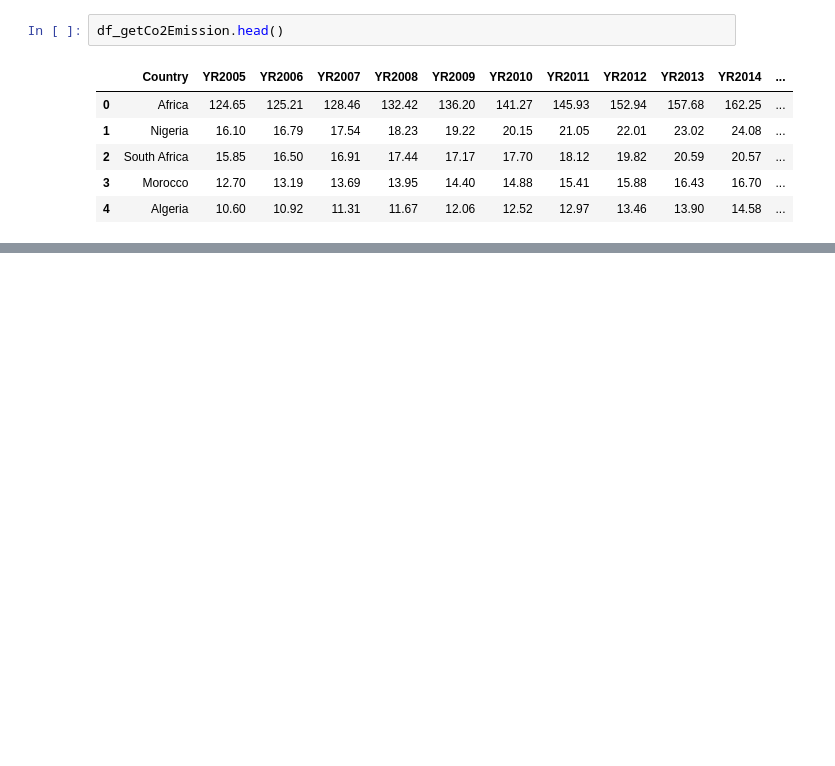
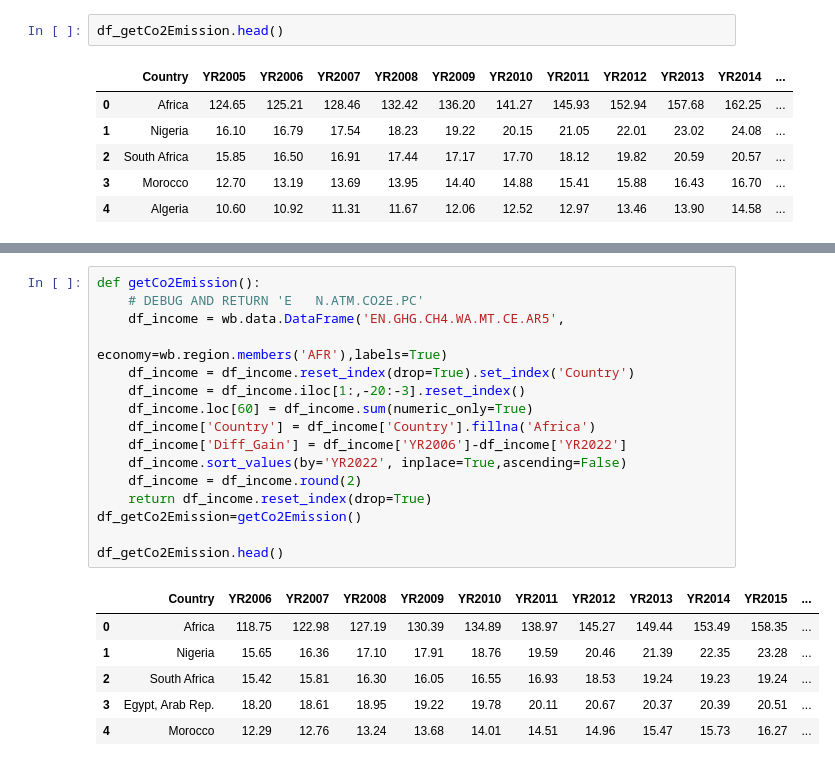
Before and after one commit to gyleodhis/rabetafrica, a Jupyter notebook: WORLD BANK.ipynb, the cells around one changed output, grey strips where cells are left out. Saved outputs shown, nothing was run; the diff lists cells and outputs as text; blank space fills up the shorter version.

```diff
--- a/WORLD BANK.ipynb
+++ b/WORLD BANK.ipynb
@@ -264,0 +265,23 @@ df_PctForestArea.head()
+# %%
+def getCo2Emission():
+    # DEBUG AND RETURN 'E   N.ATM.CO2E.PC'
+    df_income = wb.data.DataFrame('EN.GHG.CH4.WA.MT.CE.AR5',
+                                    economy=wb.region.members('AFR'),labels=True)
+    df_income = df_income.reset_index(drop=True).set_index('Country')
+    df_income = df_income.iloc[1:,-20:-3].reset_index()
+    df_income.loc[60] = df_income.sum(numeric_only=True)
+    df_income['Country'] = df_income['Country'].fillna('Africa')
+    df_income['Diff_Gain'] = df_income['YR2006']-df_income['YR2022']
+    df_income.sort_values(by='YR2022', inplace=True,ascending=False)
+    df_income = df_income.round(2)
+    return df_income.reset_index(drop=True)
+df_getCo2Emission=getCo2Emission()
+
+df_getCo2Emission.head()
+# %% [output]
+|  | Country | YR2006 | YR2007 | YR2008 | YR2009 | YR2010 | YR2011 | YR2012 | YR2013 | YR2014 | YR2015 | ... |
+| 0 | Africa | 118.75 | 122.98 | 127.19 | 130.39 | 134.89 | 138.97 | 145.27 | 149.44 | 153.49 | 158.35 | ... |
+| 1 | Nigeria | 15.65 | 16.36 | 17.10 | 17.91 | 18.76 | 19.59 | 20.46 | 21.39 | 22.35 | 23.28 | ... |
+| 2 | South Africa | 15.42 | 15.81 | 16.30 | 16.05 | 16.55 | 16.93 | 18.53 | 19.24 | 19.23 | 19.24 | ... |
+| 3 | Egypt, Arab Rep. | 18.20 | 18.61 | 18.95 | 19.22 | 19.78 | 20.11 | 20.67 | 20.37 | 20.39 | 20.51 | ... |
+| 4 | Morocco | 12.29 | 12.76 | 13.24 | 13.68 | 14.01 | 14.51 | 14.96 | 15.47 | 15.73 | 16.27 | ... |
```
Also changed, not shown: parts of 2 cells of this notebook, 1 other file.
